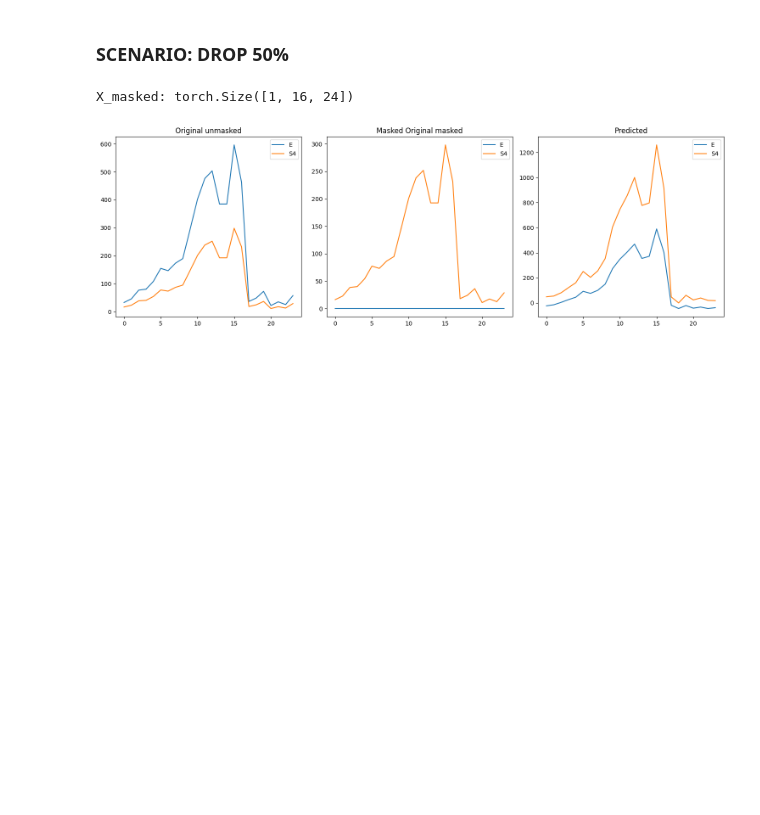
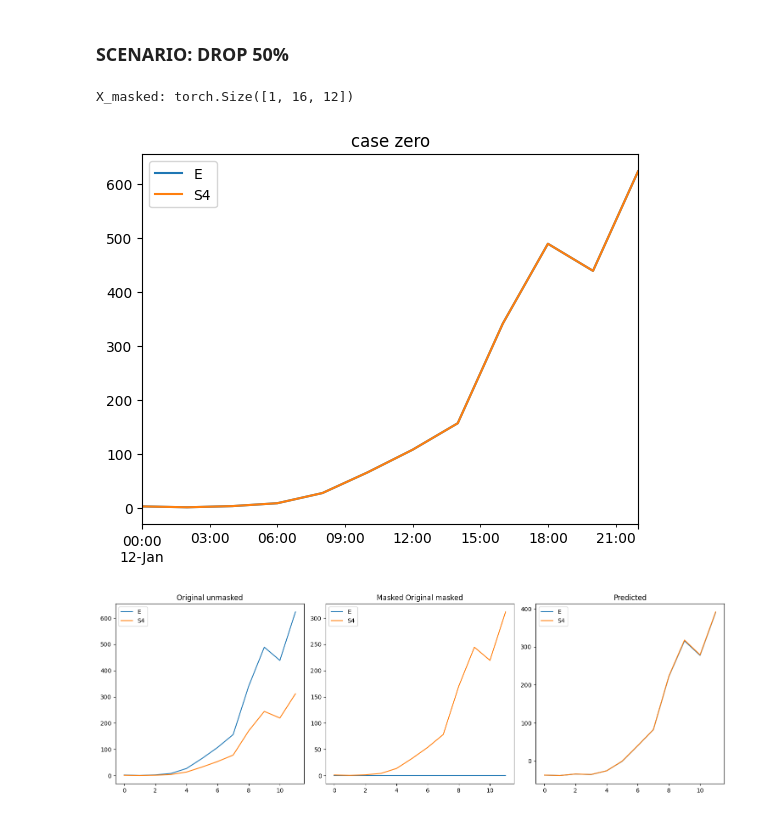
Before and after one commit to vmasuero/AFE, a Jupyter notebook: Modular/Model_Itransformer_Sim_Trans_ v1.ipynb, the cells around one changed output. Saved outputs shown, nothing was run; the diff lists cells and outputs as text; code cells hidden in the pictures; blank space fills up the shorter version.

```diff
--- a/Modular/Model_Itransformer_Sim_Trans_ v1.ipynb
+++ b/Modular/Model_Itransformer_Sim_Trans_ v1.ipynb
@@ -26,8 +26,8 @@ GRAPH_DATA_PATH = 'Sim_Graph.json'
 
 DIR_TRAINED = "TRAINED_MODELS"
 
-SAMPLING = '60min'
-SAMPLING_MIN = 60
+SAMPLING = '120min'
+SAMPLING_MIN = 120
 MONTHS_HISTORY = 8
 # %% [markdown]
 # CREATION GRAPH
@@ -360,7 +364,8 @@ def create_adjacency_mask(adjacency_matrix, penalty=-1e9):
 
 #### PARCHEEEEEEEEEEEEEEEEEEEEEEEEEEEEEEEE #######################################
 ATT_MASK_T = create_adjacency_mask( torch.tensor(nx.to_numpy_array(G_router)))
-#ATT_MASK_T[INNER_INDICES,INNER_INDICES] = float(-1000000000.0)
+ATT_MASK_T[INNER_INDICES,INNER_INDICES] = float(-1000000000.0)
+
 
 pd.DataFrame( ATT_MASK_T.numpy(), columns=NODE_LIST, index=NODE_LIST).astype(int)
 # %% [output]
@@ -1300,30 +1322,31 @@ def reconstruct_physical_flow_mask(model, dataloader, scaler_means, scaler_stds,
 # %%
-rand_idx = choice(list(range(DATA_RAW_MODEL.shape[0] // HIST_STEPS)))
-
 DATA_RAW_SIMULATION = DATA_RAW_MODEL.copy()
 DATA_RAW_SIMULATION = DATA_RAW_SIMULATION.iloc[rand_idx: rand_idx + HIST_STEPS,:]
+DATA_RAW_SIMULATION[['E','S4']].plot(title='case zero')
 DATA_RAW_SIMULATION['S4'] *= .5
-DATA_RAW_SIMULATION_T = torch.tensor(DATA_RAW_SIMULATION.values)
+DATA_RAW_SIMULATION_T = torch.tensor(DATA_RAW_SIMULATION.values).float()
+
+
 
 SIM_DS = SlidingWindowSensorDataset(DATA_RAW_SIMULATION_T, LEAF_INDICES, HIST_STEPS)
 SIM_DL = DataLoader(SIM_DS, batch_size=BATCH_SIZE, shuffle=False)
-
 
 X_masked, X_unmasked,_ = next(iter((SIM_DL)))
 print(f"X_masked: {X_masked.shape}")
 
 MODEL.eval()
 with torch.no_grad():
     Y_pred = MODEL(x=X_masked, adj_mask=ATT_MASK_T)
 
 
 
 fig, axes = plt.subplots(1, 3, figsize=(15, 5))
 pd.DataFrame(X_unmasked[0].T.numpy(), columns=NODE_LIST)[['E','S4']].plot(ax=axes[0], title='Original unmasked')
 pd.DataFrame(X_masked[0].T.numpy(), columns=NODE_LIST)[['E','S4']].plot(ax=axes[1], title='Masked Original masked')
 pd.DataFrame(Y_pred[0].detach().T.numpy(), columns=NODE_LIST)[['E','S4']].plot(ax=axes[2], title='Predicted')
 plt.tight_layout()
 plt.show()
 # %% [output]
-X_masked: torch.Size([1, 16, 24])
+X_masked: torch.Size([1, 16, 12])
-[figure, old version]
+[figure, new version]
+[figure, added]
```
Also changed, not shown: parts of 23 cells of this notebook, 15 other files.
